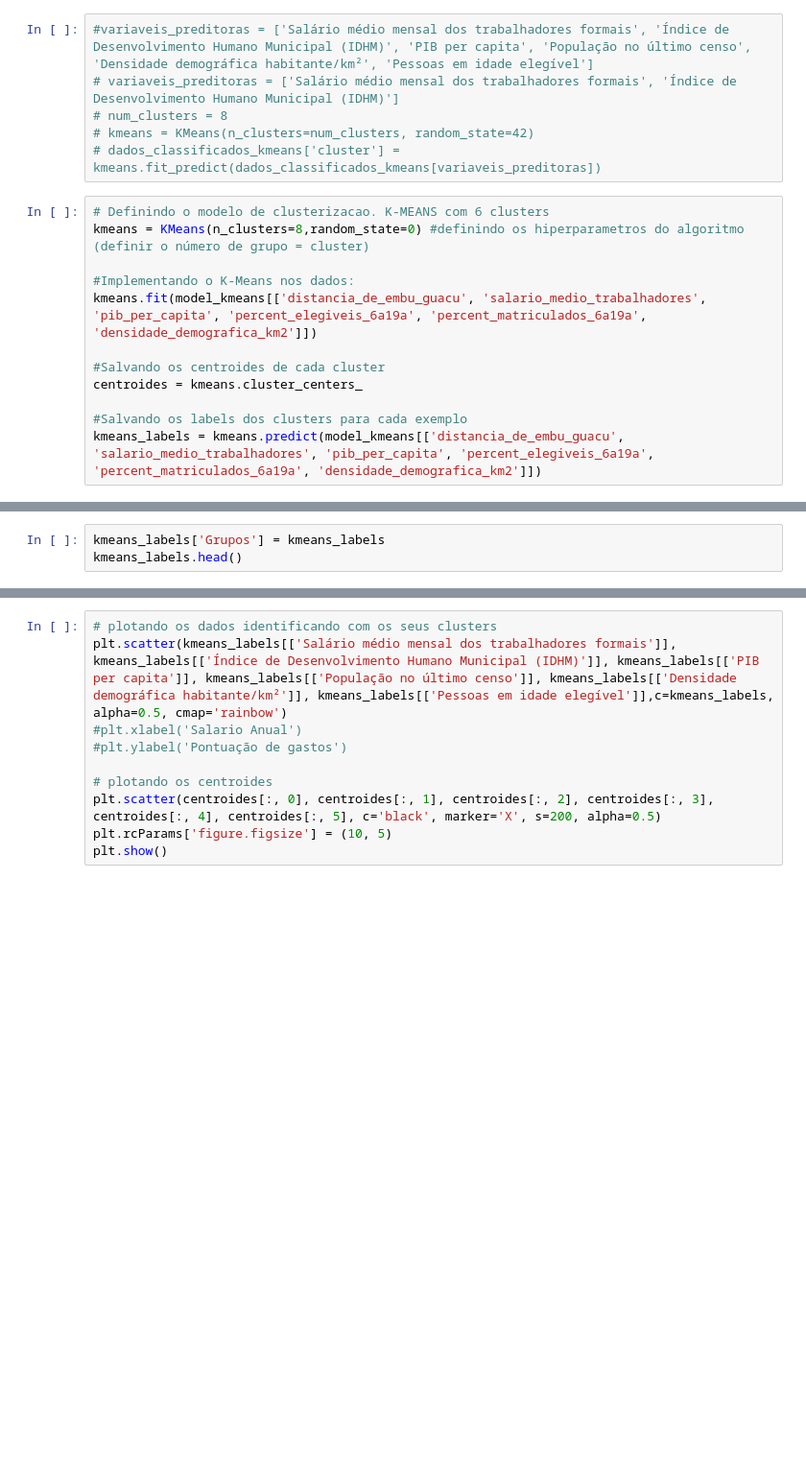
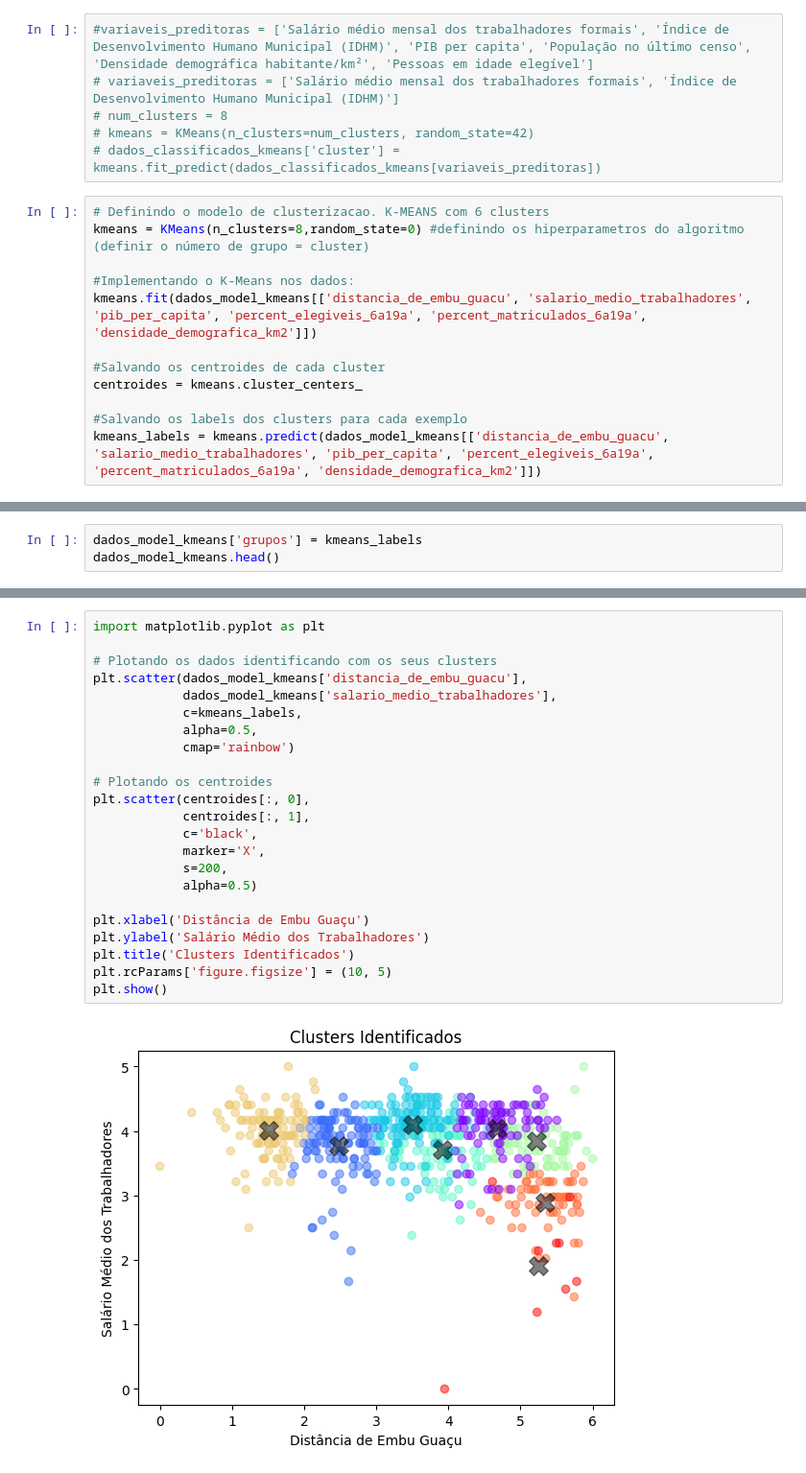
Before and after one commit to kfpetruz/Projeto-Expansao-ONG-Passos-Magicos, a Jupyter notebook: model_expansao.ipynb, the cells around one changed output, grey strips where cells are left out. Shown at 96% size. Saved outputs shown, nothing was run; the diff lists cells and outputs as text; blank space fills up the shorter version.

Commit message:
modelo finalizado

```diff
--- a/model_expansao.ipynb
+++ b/model_expansao.ipynb
@@ -305,10 +331,10 @@ memory usage: 35.3 KB
 kmeans = KMeans(n_clusters=8,random_state=0) #definindo os hiperparametros do algoritmo (definir o número de grupo = cluster)
 
 #Implementando o K-Means nos dados:
-kmeans.fit(model_kmeans[['distancia_de_embu_guacu', 'salario_medio_trabalhadores', 'pib_per_capita', 'percent_elegiveis_6a19a', 'percent_matriculados_6a19a', 'densidade_demografica_km2']])
+kmeans.fit(dados_model_kmeans[['distancia_de_embu_guacu', 'salario_medio_trabalhadores', 'pib_per_capita', 'percent_elegiveis_6a19a', 'percent_matriculados_6a19a', 'densidade_demografica_km2']])
 
 #Salvando os centroides de cada cluster
 centroides = kmeans.cluster_centers_
 
 #Salvando os labels dos clusters para cada exemplo
-kmeans_labels = kmeans.predict(model_kmeans[['distancia_de_embu_guacu', 'salario_medio_trabalhadores', 'pib_per_capita', 'percent_elegiveis_6a19a', 'percent_matriculados_6a19a', 'densidade_demografica_km2']])
+kmeans_labels = kmeans.predict(dados_model_kmeans[['distancia_de_embu_guacu', 'salario_medio_trabalhadores', 'pib_per_capita', 'percent_elegiveis_6a19a', 'percent_matriculados_6a19a', 'densidade_demografica_km2']])
@@ -317,3 +341,3 @@ AttributeError: 'NoneType' object has no attribute 'split'
-# %%
-kmeans_labels['Grupos'] = kmeans_labels
-kmeans_labels.head()
+# %%
+dados_model_kmeans['grupos'] = kmeans_labels
+dados_model_kmeans.head()
@@ -320,10 +388,25 @@ kmeans_labels.head()
 # %%
-# plotando os dados identificando com os seus clusters
-plt.scatter(kmeans_labels[['Salário médio mensal dos trabalhadores formais']], kmeans_labels[['Índice de Desenvolvimento Humano Municipal (IDHM)']], kmeans_labels[['PIB per capita']], kmeans_labels[['População no último censo']], kmeans_labels[['Densidade demográfica habitante/km²']], kmeans_labels[['Pessoas em idade elegível']],c=kmeans_labels, alpha=0.5, cmap='rainbow')
-#plt.xlabel('Salario Anual')
-#plt.ylabel('Pontuação de gastos')
+import matplotlib.pyplot as plt
 
-# plotando os centroides
-plt.scatter(centroides[:, 0], centroides[:, 1], centroides[:, 2], centroides[:, 3], centroides[:, 4], centroides[:, 5], c='black', marker='X', s=200, alpha=0.5)
+# Plotando os dados identificando com os seus clusters
+plt.scatter(dados_model_kmeans['distancia_de_embu_guacu'],
+            dados_model_kmeans['salario_medio_trabalhadores'],
+            c=kmeans_labels,
+            alpha=0.5,
+            cmap='rainbow')
+
+# Plotando os centroides
+plt.scatter(centroides[:, 0],
+            centroides[:, 1],
+            c='black',
+            marker='X',
+            s=200,
+            alpha=0.5)
+
+plt.xlabel('Distância de Embu Guaçu')
+plt.ylabel('Salário Médio dos Trabalhadores')
+plt.title('Clusters Identificados')
 plt.rcParams['figure.figsize'] = (10, 5)
 plt.show()
+# %% [output]
+[figure, added]
```
Also changed, not shown: parts of 11 cells of this notebook, 1 other file.
